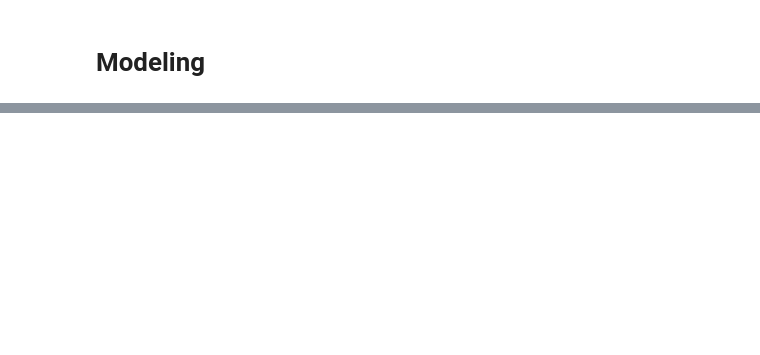
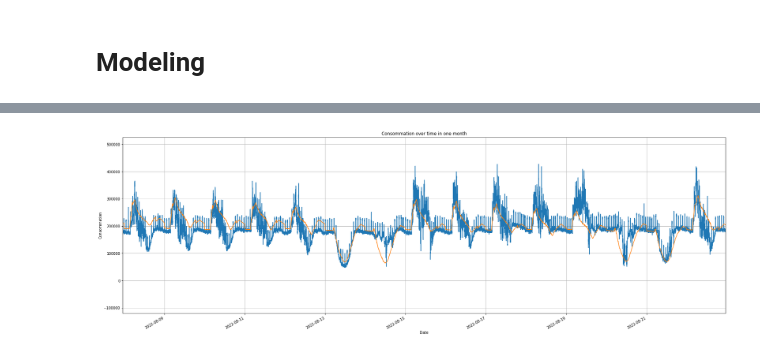
Before and after one commit to cojre/ml-project-2-stockdataholm, a Jupyter notebook: main.ipynb, the cells around one changed output, grey strips where cells are left out. Saved outputs shown, nothing was run; the diff lists cells and outputs as text; code cells hidden in the pictures; blank space fills up the shorter version.

```diff
--- a/main.ipynb
+++ b/main.ipynb
@@ -412,0 +476,18 @@ print(r2)
+# %%
+def plot_consommation_over_time_zoomed_graph():
+    fig, ax = plt.subplots(figsize=(30, 10))
+
+    ax.plot(df_pred['Date'], df_pred['Real'], label='Real')
+    ax.plot(df_pred['Date'], df_pred['Predicted'], label='Predicted')
+    ax.set_title('Consommation over time in one month')
+    ax.set_xlabel('Date')
+    ax.set_ylabel('Consommation')
+    ax.set_xlim(df_pred['Date'].min(), df_pred['Date'].min() + pd.Timedelta(days=15))
+    ax.set_ylim(df_pred['Real'].min(), df_pred['Real'].max())
+    ax.grid(True)
+    fig.autofmt_xdate()
+    plt.show()
+
+plot_consommation_over_time_zoomed_graph()
+# %% [output]
+[figure, added]
```
Also changed, not shown: parts of 8 cells of this notebook.
